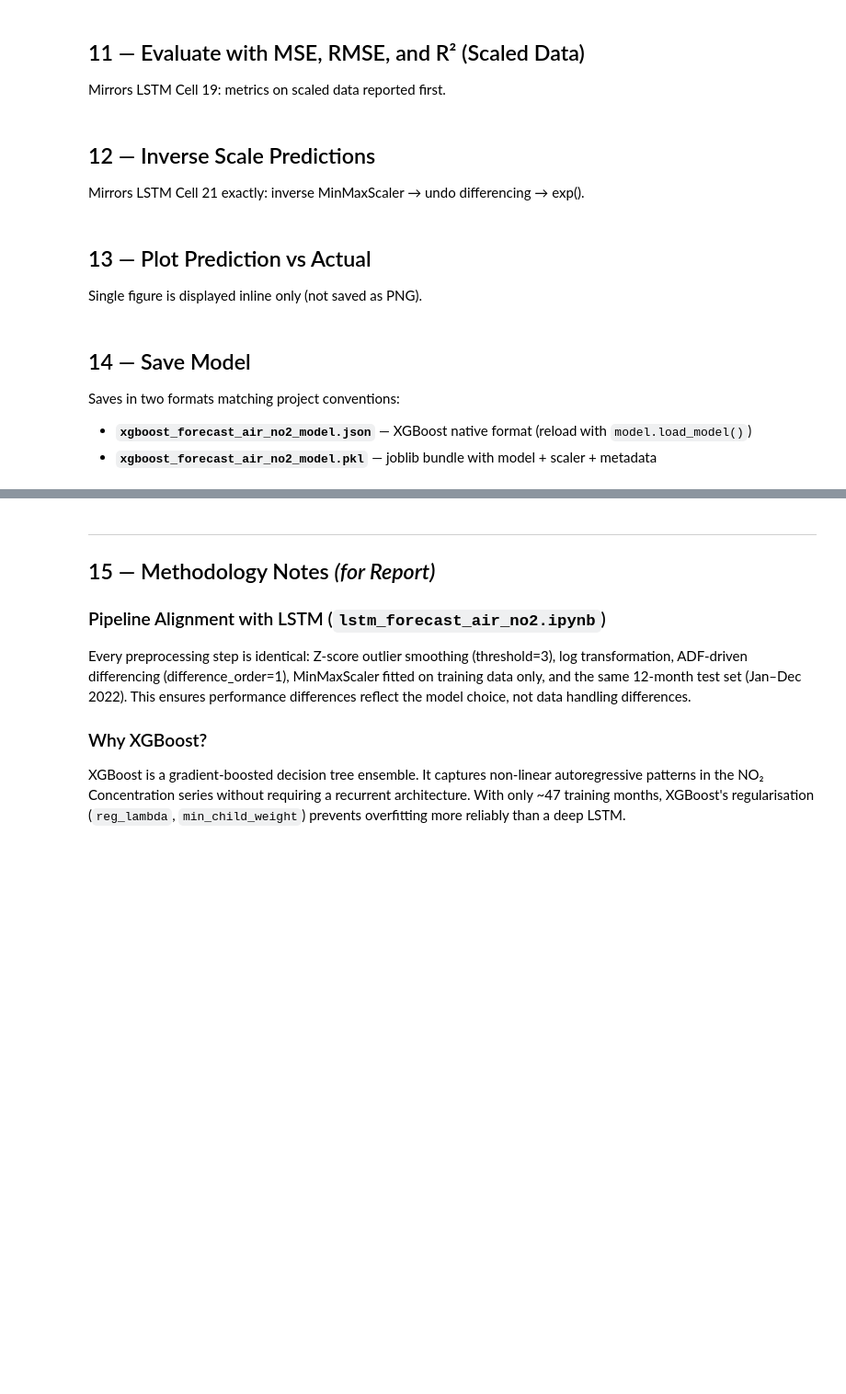
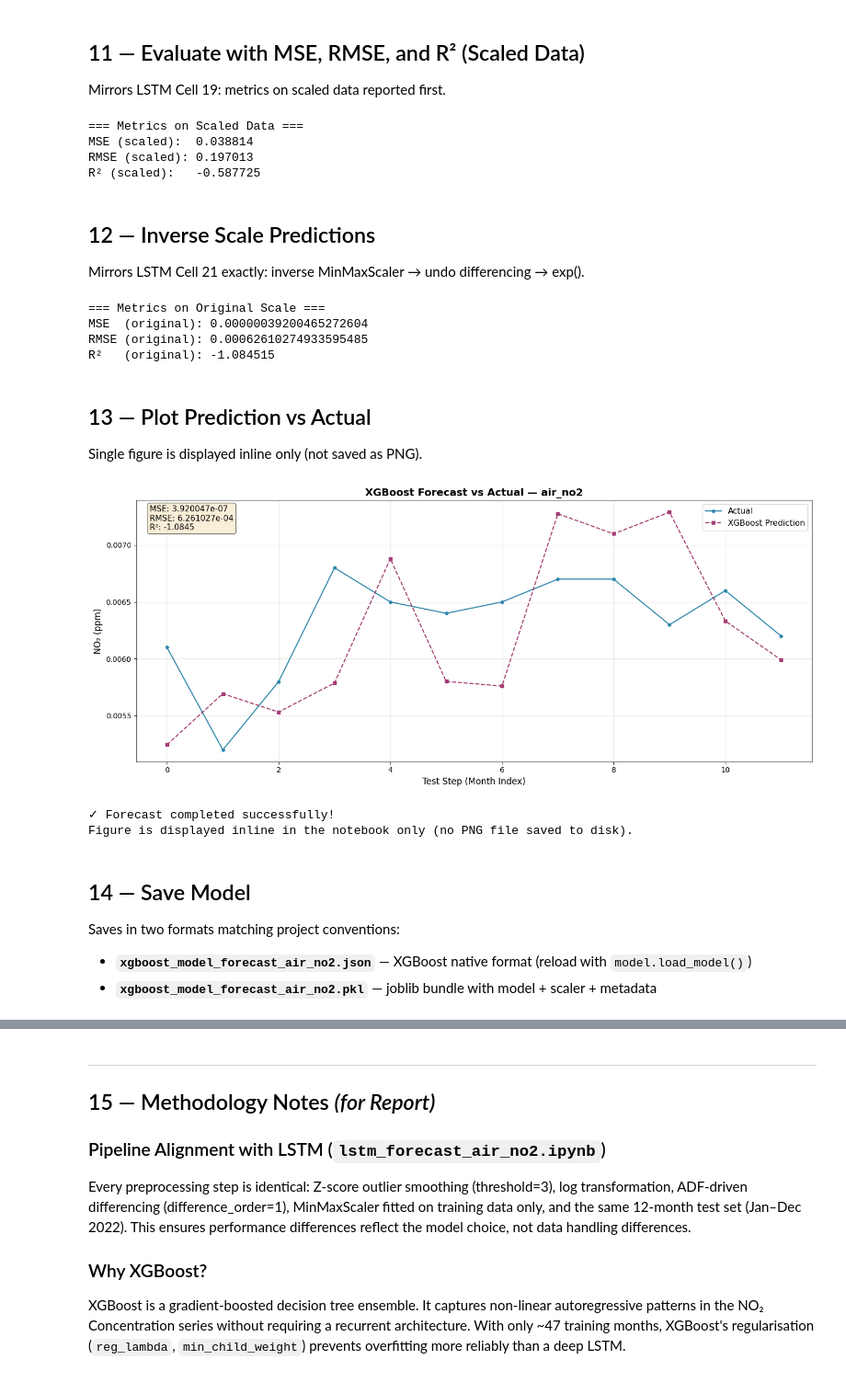
Before and after one commit to thelazycat-0728/COS40007-Design-Project, a Jupyter notebook: XGBoost/xgboost_forecast_air_no2.ipynb, the cells around one changed output, grey strips where cells are left out. Shown at 92% size. Drawn from its saved outputs; the diff is of its cells as text; code cells hidden in the pictures; blank space fills up the shorter version.

Commit message:
Update all XGBoost

```diff
--- a/XGBoost/xgboost_forecast_air_no2.ipynb
+++ b/XGBoost/xgboost_forecast_air_no2.ipynb
@@ -42,15 +45,15 @@ print('All libraries loaded successfully.')
 # %% [markdown]
 ## 2 — Configuration
 # %%
-NOTEBOOK_DIR = os.path.dirname(os.path.abspath('__file__'))
+from pathlib import Path
 
-# Candidate CSV paths — mirrors how the LSTM notebooks locate the file
+NOTEBOOK_DIR = Path.cwd()
 CANDIDATE_PATHS = [
-    os.path.join(NOTEBOOK_DIR, 'combined_air_electricity_ipi_cleaned.csv'),
-    os.path.join(NOTEBOOK_DIR, '..', 'COS40007DataCleaning', 'combined_air_electricity_ipi_cleaned.csv'),
-    os.path.join(NOTEBOOK_DIR, '..', 'public', 'data', 'combined_air_electricity_ipi_cleaned.csv'),
+    NOTEBOOK_DIR / 'combined_air_electricity_ipi_cleaned.csv',
+    NOTEBOOK_DIR.parent / 'COS40007DataCleaning' / 'combined_air_electricity_ipi_cleaned.csv',
+    NOTEBOOK_DIR.parent / 'public' / 'data' / 'combined_air_electricity_ipi_cleaned.csv',
 ]
-FILE_PATH = next((p for p in CANDIDATE_PATHS if os.path.exists(p)), None)
+FILE_PATH = next((p for p in CANDIDATE_PATHS if p.exists()), None)
 if FILE_PATH is None:
     raise FileNotFoundError('Could not find combined_air_electricity_ipi_cleaned.csv')
 
@@ -295,6 +356,11 @@ print('=== Metrics on Scaled Data ===')
 print(f'MSE (scaled):  {mse_scaled:.6f}')
 print(f'RMSE (scaled): {rmse_scaled:.6f}')
 print(f'R² (scaled):   {r2_scaled:.6f}')
+# %% [output]
+=== Metrics on Scaled Data ===
+MSE (scaled):  0.038814
+RMSE (scaled): 0.197013
+R² (scaled):   -0.587725
 # %% [markdown]
 ## 12 — Inverse Scale Predictions
 Mirrors LSTM Cell 21 exactly: inverse MinMaxScaler → undo differencing → exp().
@@ -337,45 +403,49 @@ print('=== Metrics on Original Scale ===')
 print(f'MSE  (original): {mse_original:.20f}')
 print(f'RMSE (original): {rmse_original:.20f}')
 print(f'R²   (original): {r2_original:.6f}')
+# %% [output]
+=== Metrics on Original Scale ===
+MSE  (original): 0.00000039200465272604
+RMSE (original): 0.00062610274933595485
+R²   (original): -1.084515
 # %% [markdown]
 ## 13 — Plot Prediction vs Actual
 Single figure is displayed inline only (not saved as PNG).
 # %%
 fig, ax = plt.subplots(figsize=(14, 6))
 
 ax.plot(y_test_original.flatten(), marker='o', linestyle='-',
         linewidth=1.5, label='Actual', color='#2E86AB', markersize=4)
 ax.plot(y_pred_original.flatten(), marker='s', linestyle='--',
         linewidth=1.5, label='XGBoost Prediction', color='#A23B72', markersize=4)
 
 ax.set_title(f'XGBoost Forecast vs Actual — {TARGET_COL}',
              fontsize=14, fontweight='bold')
 ax.set_xlabel('Test Step (Month Index)', fontsize=12)
 ax.set_ylabel('NO₂ (ppm)', fontsize=12)
 ax.legend(fontsize=11, loc='best')
 ax.grid(True, alpha=0.3)
 
 metrics_text = (f'MSE: {mse_original:.6e}\n'
                 f'RMSE: {rmse_original:.6e}\n'
                 f'R²: {r2_original:.4f}')
 ax.text(0.02, 0.98, metrics_text, transform=ax.transAxes, fontsize=11,
         verticalalignment='top',
         bbox=dict(boxstyle='round', facecolor='wheat', alpha=0.5))
 
 plt.tight_layout()
 plt.show()
 
-# Keep chart output inside notebook only (no PNG on disk).
-png_path = f'xgboost_predictions_{TARGET_COL}.png'
-if os.path.exists(png_path):
-    os.remove(png_path)
-
 print(f'\n✓ Forecast completed successfully!')
 print('Figure is displayed inline in the notebook only (no PNG file saved to disk).')
+# %% [output]
+[figure, added]
+✓ Forecast completed successfully!
+Figure is displayed inline in the notebook only (no PNG file saved to disk).
 # %% [markdown]
 ## 14 — Save Model
 Saves in two formats matching project conventions:
-- **`xgboost_forecast_air_no2_model.json`** — XGBoost native format (reload with `model.load_model()`)
-- **`xgboost_forecast_air_no2_model.pkl`** — joblib bundle with model + scaler + metadata
+- **`xgboost_model_forecast_air_no2.json`** — XGBoost native format (reload with `model.load_model()`)
+- **`xgboost_model_forecast_air_no2.pkl`** — joblib bundle with model + scaler + metadata
 # %%
 # XGBoost native format
```
Also changed, not shown: parts of 12 cells of this notebook, 14 other files.
